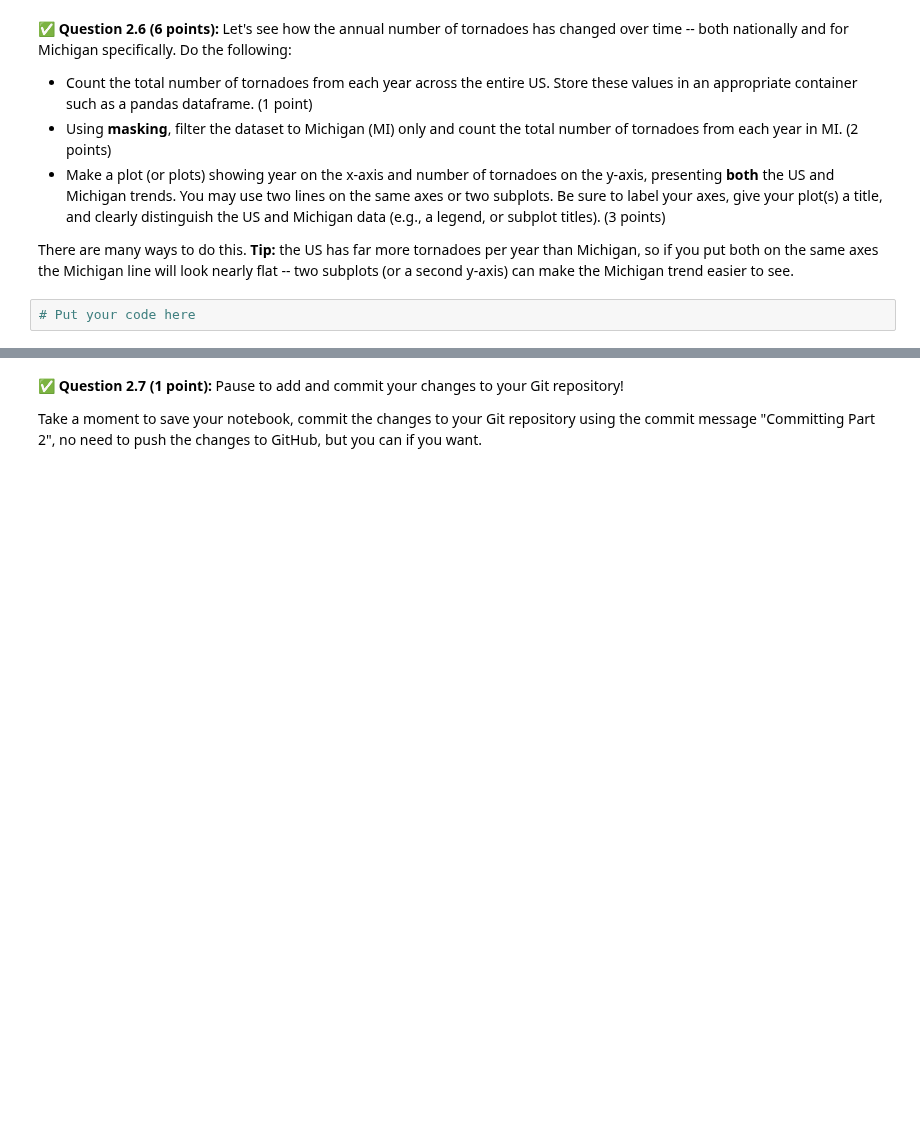
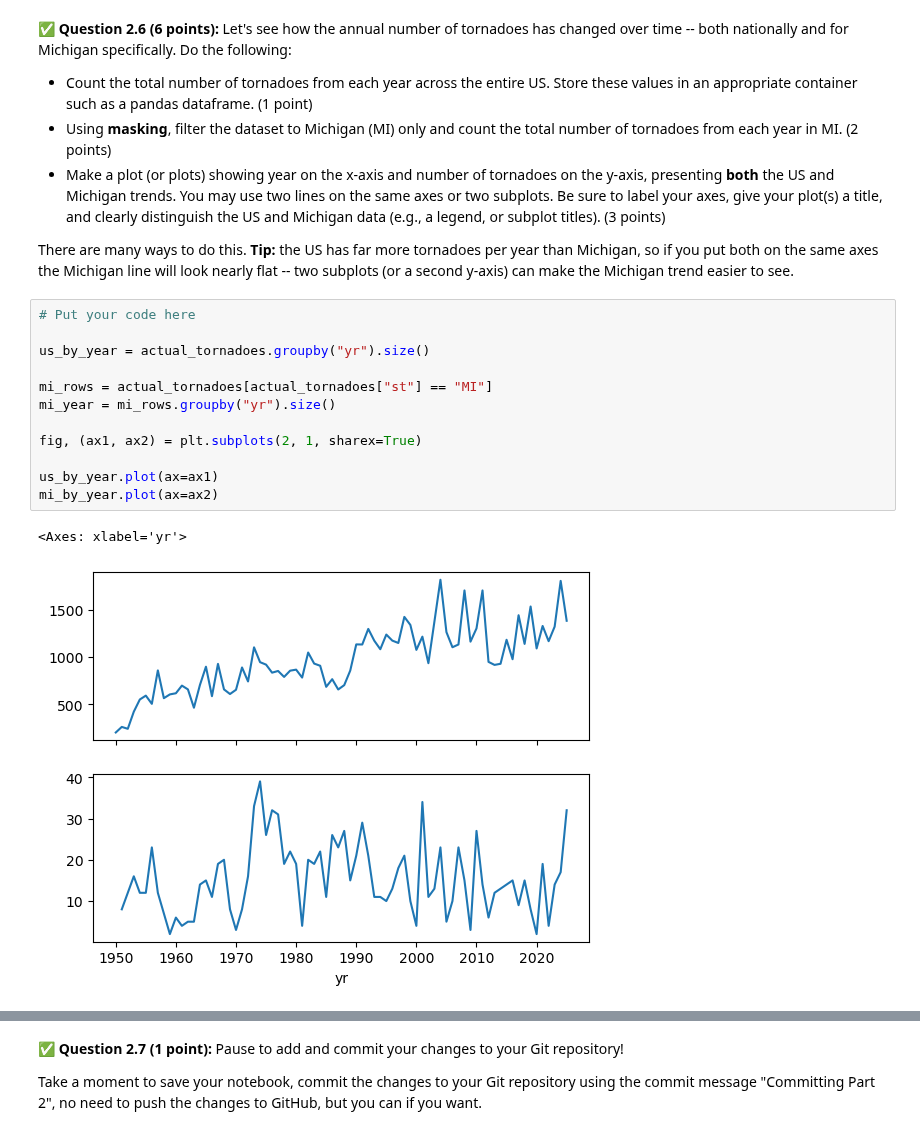
Before and after one commit to ChrSch6767/CMSE202-f26-turnin, a Jupyter notebook: hw-01/HW01-GitPandasPackagesClasses-STUDENT.ipynb, the cells around one changed output, grey strips where cells are left out. Drawn from its saved outputs; the diff is of its cells as text; blank space fills up the shorter version.

```diff
--- a/hw-01/HW01-GitPandasPackagesClasses-STUDENT.ipynb
+++ b/hw-01/HW01-GitPandasPackagesClasses-STUDENT.ipynb
@@ -303,8 +330,21 @@ There are many ways to do this.  For example, you could use masking and loops.
 * Make a plot (or plots) showing year on the x-axis and number of tornadoes on the y-axis, presenting **both** the US and Michigan trends. You may use two lines on the same axes or two subplots. Be sure to label your axes, give your plot(s) a title, and clearly distinguish the US and Michigan data (e.g., a legend, or subplot titles). (3 points)
 
 There are many ways to do this. **Tip:** the US has far more tornadoes per year than Michigan, so if you put both on the same axes the Michigan line will look nearly flat -- two subplots (or a second y-axis) can make the Michigan trend easier to see.
-# %%
-# Put your code here
+# %%
+# Put your code here
+
+us_by_year = actual_tornadoes.groupby("yr").size()
+
+mi_rows = actual_tornadoes[actual_tornadoes["st"] == "MI"]
+mi_year = mi_rows.groupby("yr").size()
+
+fig, (ax1, ax2) = plt.subplots(2, 1, sharex=True)
+
+us_by_year.plot(ax=ax1)
+mi_by_year.plot(ax=ax2)
+# %% [output]
+<Axes: xlabel='yr'>
+[figure, added]
 # %% [markdown]
 <!-- END QUESTION -->
 <!-- DO NOT MODIFY OR DELETE THIS CELL. Make sure your solution to the question above is in the cell(s) above this one. -->
```
Also changed, not shown: parts of 16 cells of this notebook, 1 other file.
